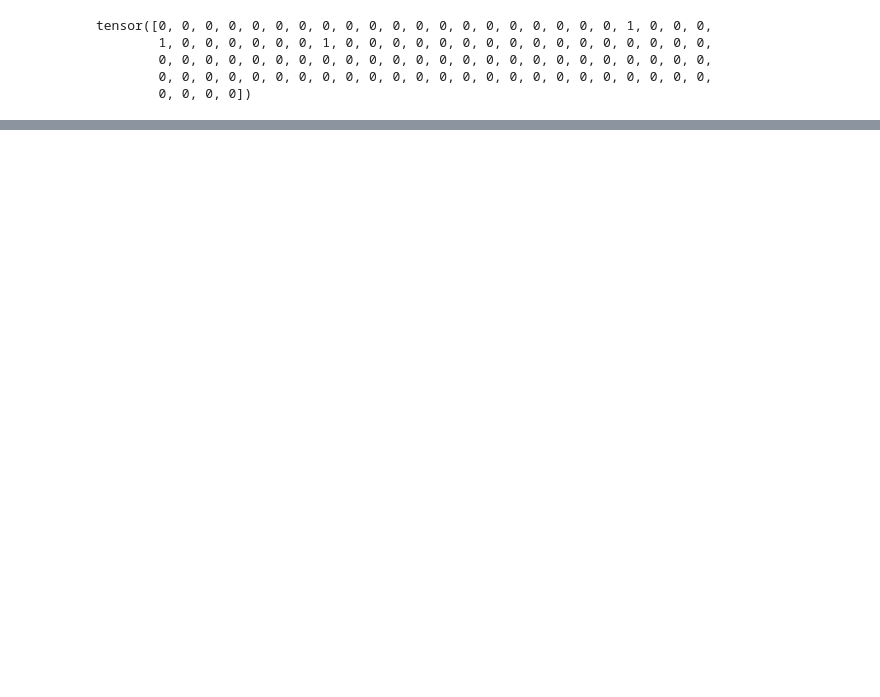
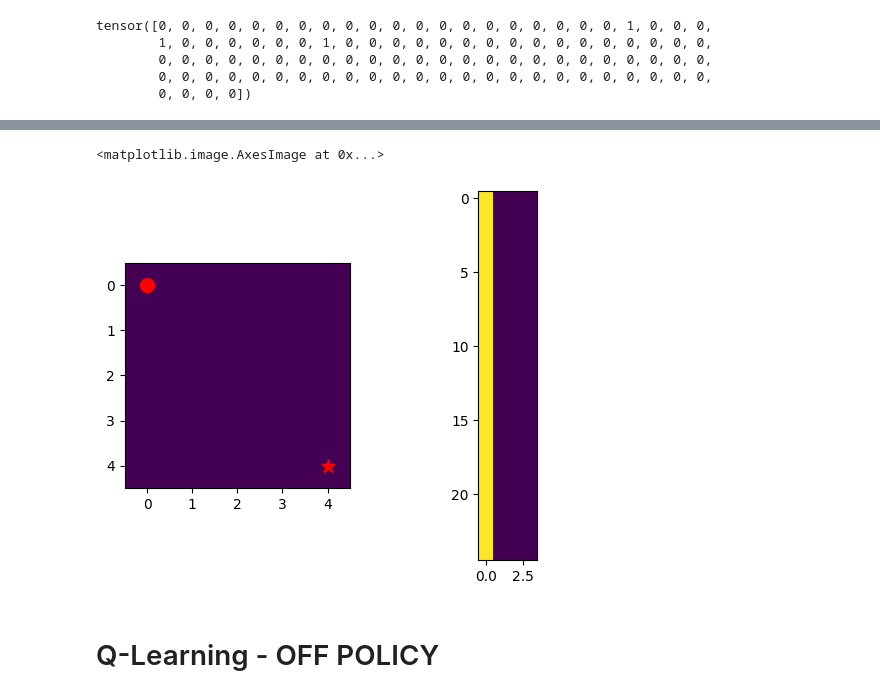
Before and after one commit to pierpierpy/ReinforcementLearningBasics, a Jupyter notebook: Reinforcement_Learning_4.ipynb, the cells around one changed output, grey strips where cells are left out. Drawn from its saved outputs; the diff is of its cells as text; code cells hidden in the pictures; blank space fills up the shorter version.

```diff
--- a/Reinforcement_Learning_4.ipynb
+++ b/Reinforcement_Learning_4.ipynb
@@ -161,0 +265,64 @@ else:
+# %%
+def policy_improvement(Q, epsilon = 0.1):
+    num_states, num_actions = Q.shape
+    new_policy = torch.zeros(num_states, num_actions)
+
+    for s in range(num_states):
+        best_action = Q[s].argmax(0).item()
+
+        for a in range(num_actions):
+            if a == best_action:
+                new_policy[s, a] = 1.0 - epsilon + (epsilon / num_actions)
+            else:
+                new_policy[s, a] = epsilon / num_actions
+    return new_policy
+# %%
+# ----------- CONTROL Q ---------------
+
+action = torch.multinomial(policy[state], 1)
+current_state = state
+
+new_state = step_function(state,action)
+new_action = torch.multinomial(policy[new_state], 1)
+
+if new_state in terminal_states:
+  Q[state, action] = Q[state, action] + alpha * (rewards[new_state]- Q[state, action])
+  state = initial_state
+  action = new_action
+
+else:
+  Q[state, action] = Q[state, action]+ alpha *(rewards[new_state] + discount_factor * Q[new_state, new_action]- Q[state, action])
+  state = new_state
+  action = new_action
+
+
+# ----------- IMPROVA POLICY ---------------
+policy = policy_improvement(Q, epsilon=epsilon)
+
+
+# ----------- VIZ ---------------
+fig,ax = plt.subplots(1,2)
+
+current_row = current_state // size
+current_col = current_state % size
+ax[0].scatter(current_col, current_row, c='red', s=100, marker='o')
+
+for ts in terminal_states:
+  ts_row = ts // size
+  ts_col = ts % size
+  ax[0].scatter(ts_col, ts_row, c='red', s=100, marker='*')
+
+next_row = new_state // size
+next_col = new_state % size
+
+
+ax[0].annotate('', xy=(next_col, next_row), xytext=(current_col, current_row),
+               arrowprops=dict(arrowstyle='->', lw=2, color='red'))
+
+V_grid = Q.max(dim=1)[0].view(size, size)
+
+ax[0].imshow(V_grid)
+ax[1].imshow(policy)
+# %% [output]
+<matplotlib.image.AxesImage at 0x...>
+[figure, added]
@@ -161,0 +351,2 @@ else:
+# %% [markdown]
+# Q-Learning - OFF POLICY
```
Also changed, not shown: parts of 20 cells of this notebook, 3 other files.
